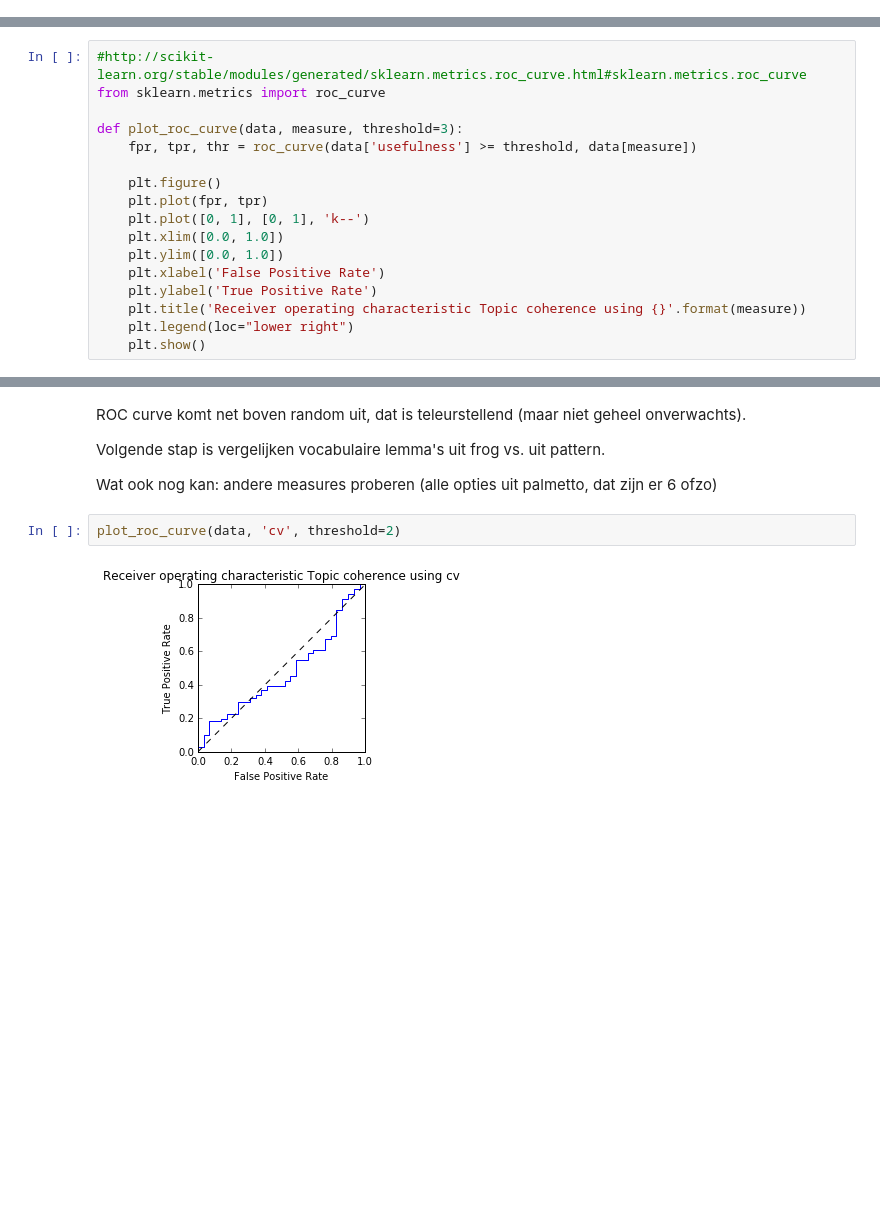
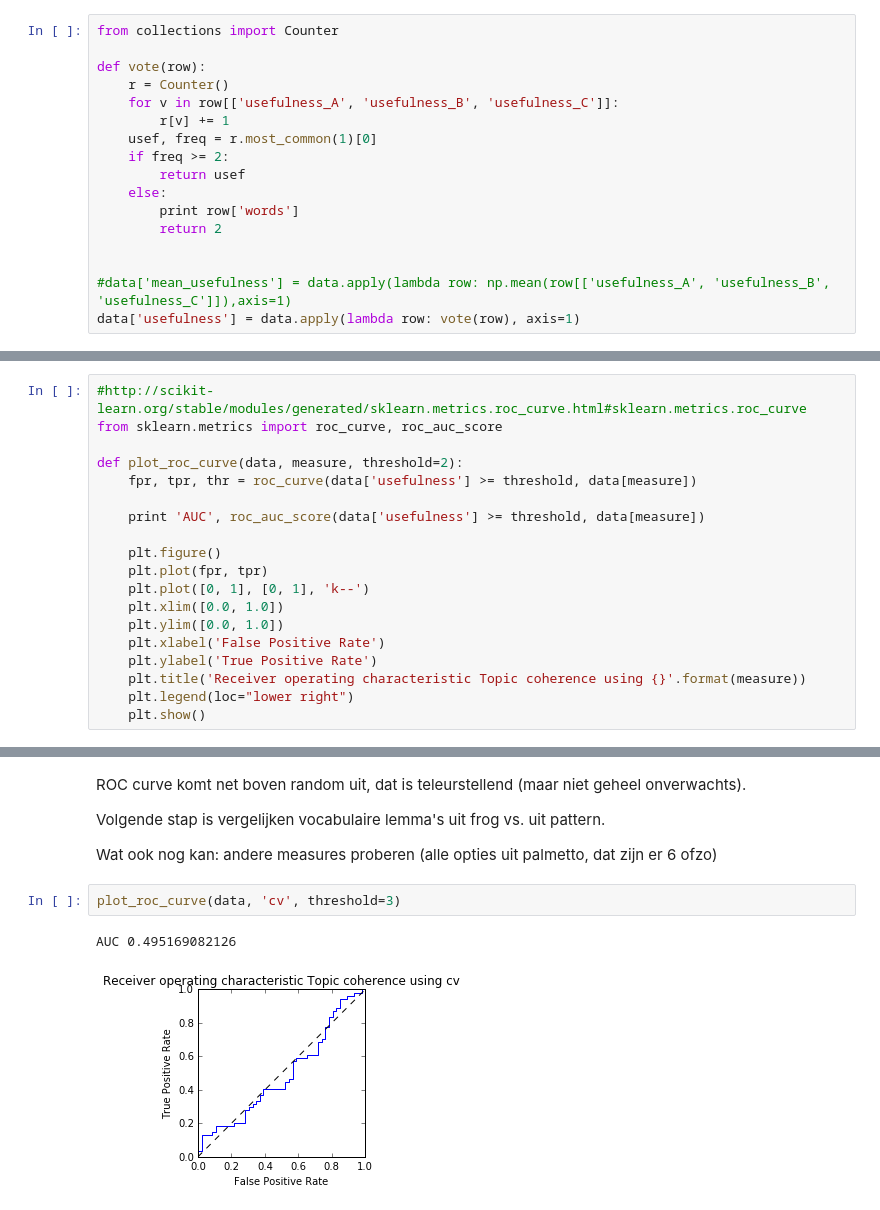
Before and after one commit to jvdzwaan/dilipad, a Jupyter notebook: results/topic_coherence_roc.ipynb, the cells around one changed output, grey strips where cells are left out. Saved outputs shown, nothing was run; the diff lists cells and outputs as text; blank space fills up the shorter version.

Commit message:
Update rocs with data from two more raters

```diff
--- a/results/topic_coherence_roc.ipynb
+++ b/results/topic_coherence_roc.ipynb
@@ -19,3 +19,20 @@ topic_coherence_data = pd.read_csv(config.get('outDir').format('topic_coherence_
 
 data = pd.concat([usefulness_data, topic_coherence_data], axis=1)
 #data
+# %%
+from collections import Counter
+
+def vote(row):
+    r = Counter()
+    for v in row[['usefulness_A', 'usefulness_B', 'usefulness_C']]:
+        r[v] += 1
+    usef, freq = r.most_common(1)[0]
+    if freq >= 2:
+        return usef
+    else:
+        print row['words']
+        return 2
+
+
+#data['mean_usefulness'] = data.apply(lambda row: np.mean(row[['usefulness_A', 'usefulness_B', 'usefulness_C']]),axis=1)
+data['usefulness'] = data.apply(lambda row: vote(row), axis=1)
@@ -22,9 +92,11 @@ data = pd.concat([usefulness_data, topic_coherence_data], axis=1)
 # %%
 #http://scikit-learn.org/stable/modules/generated/sklearn.metrics.roc_curve.html#sklearn.metrics.roc_curve
-from sklearn.metrics import roc_curve
+from sklearn.metrics import roc_curve, roc_auc_score
 
-def plot_roc_curve(data, measure, threshold=3):
+def plot_roc_curve(data, measure, threshold=2):
     fpr, tpr, thr = roc_curve(data['usefulness'] >= threshold, data[measure])
+
+    print 'AUC', roc_auc_score(data['usefulness'] >= threshold, data[measure])
 
     plt.figure()
     plt.plot(fpr, tpr)
@@ -47,9 +120,10 @@ Volgende stap is vergelijken vocabulaire lemma's uit frog vs. uit pattern.
 
 Wat ook nog kan: andere measures proberen (alle opties uit palmetto, dat zijn er 6 ofzo)
 # %%
-plot_roc_curve(data, 'cv', threshold=2)
+plot_roc_curve(data, 'cv', threshold=3)
 # %% [output]
+AUC 0.495169082126
-[figure, old version]
+[figure, new version]
 # %%
 plot_roc_curve(data, 'ca')
 # %% [output]
```
Also changed, not shown: parts of 10 cells of this notebook.
